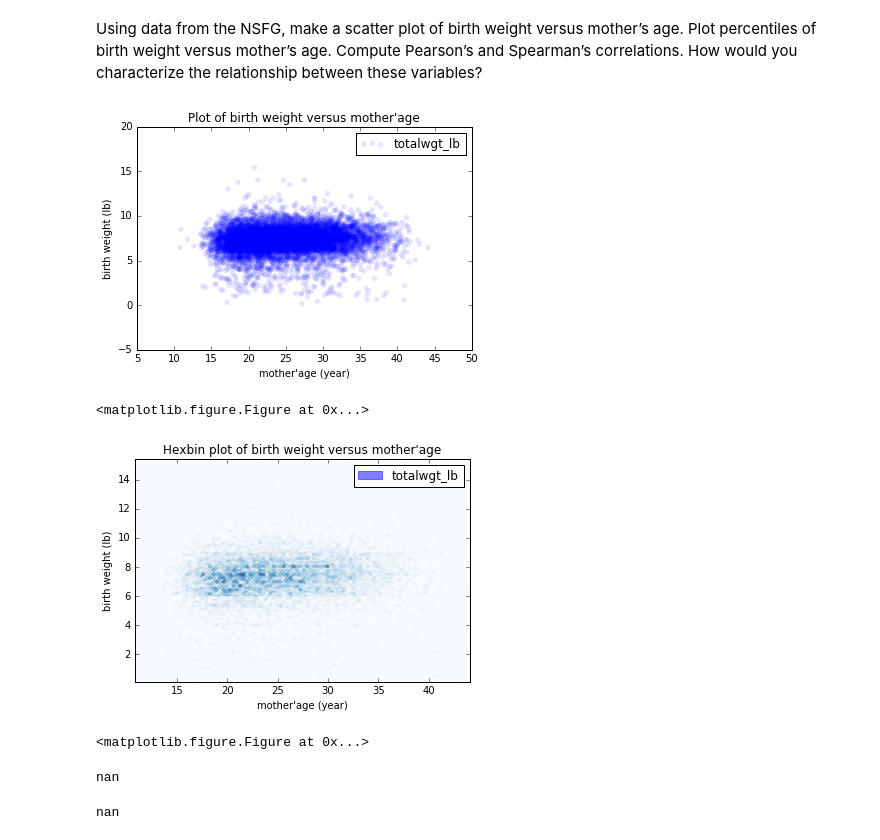
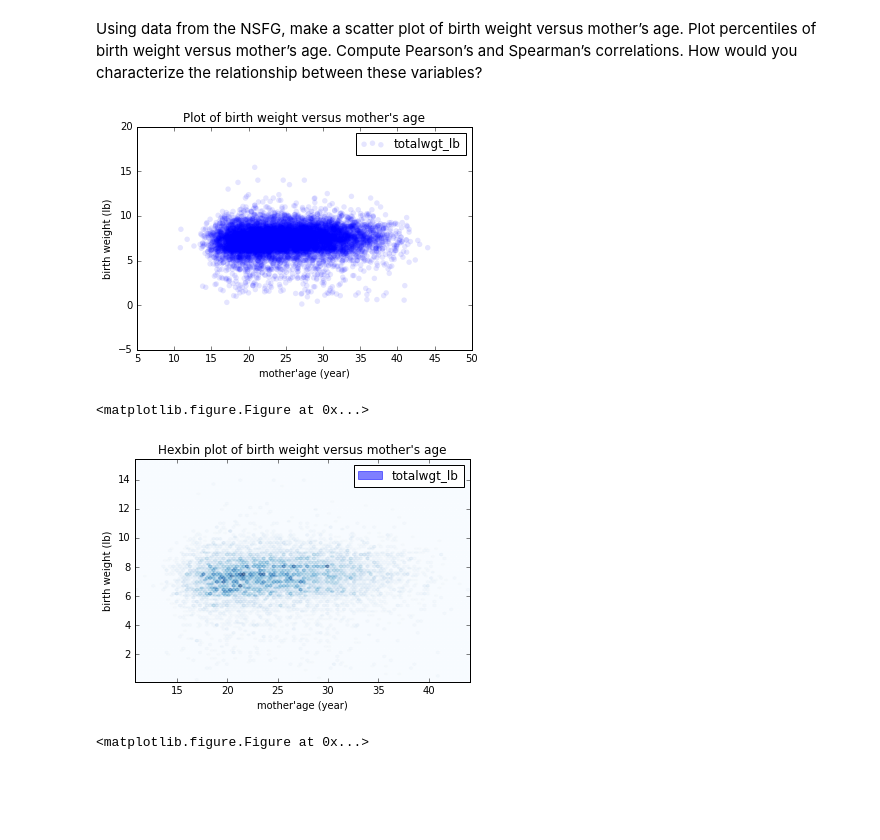
Before and after one commit to cielocean/DataScience16, a Jupyter notebook: ThinkStats2/chap07ex.ipynb, the cells around one changed output. Saved outputs shown, nothing was run; the diff lists cells and outputs as text; code cells hidden in the pictures; blank space fills up the shorter version.

Commit message:
thinkstats chap7 exercise

```diff
--- a/ThinkStats2/chap07ex.ipynb
+++ b/ThinkStats2/chap07ex.ipynb
@@ -8,32 +8,34 @@ Using data from the NSFG, make a scatter plot of birth weight versus mother’s
 # %%
 import nsfg
 import thinkplot
+import thinkstats2
 import math
+import numpy as np
+
 
 df = nsfg.ReadFemPreg()
+
+#drops rows with nan inputs to make the array equal length"
+df = df[df.totalwgt_lb.notnull()]
+df = df[df.agepreg.notnull()]
+
+#df = df.dropna(subset =['df.totalwgt_lb', 'df.agepreg'])
+
 wgt_birth = df.totalwgt_lb
 age_mother = df.agepreg
 
 thinkplot.Scatter(age_mother, wgt_birth, alpha = 0.1)
 thinkplot.Show(xlabel = 'mother'+"'"+'age (year)',
                ylabel = 'birth weight (lb)',
-               title='Plot of birth weight versus mother'+"'"+'age')
+               title='Plot of birth weight versus mother'+"'"+'s age')
 # %% [output]
-[figure, old version]
+[figure, new version]
 <matplotlib.figure.Figure at 0x...>
 # %%
 thinkplot.HexBin(age_mother, wgt_birth, alpha = 0.5) #Hexbin plot
 thinkplot.Show(xlabel = 'mother'+"'"+'age (year)',
                ylabel = 'birth weight (lb)',
-               title='Hexbin plot of birth weight versus mother'+"'"+'age')
+               title='Hexbin plot of birth weight versus mother'+"'"+'s age')
 # %% [output]
-[figure, old version]
+[figure, new version]
 <matplotlib.figure.Figure at 0x...>
-# %%
-thinkstats2.Corr(age_mother, wgt_birth)
-# %% [output]
-nan
-# %%
-thinkstats2.SpearmanCorr(age_mother, wgt_birth)
-# %% [output]
-nan
```
Also changed, not shown: parts of 7 cells of this notebook.
